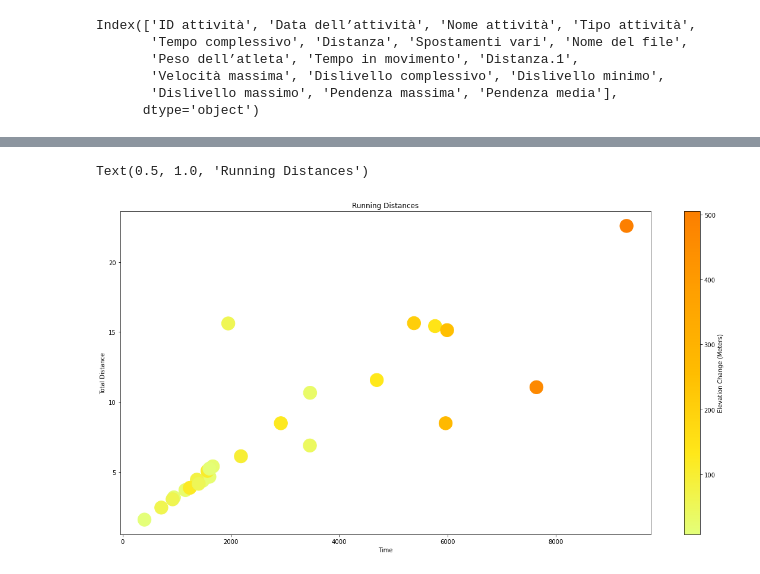
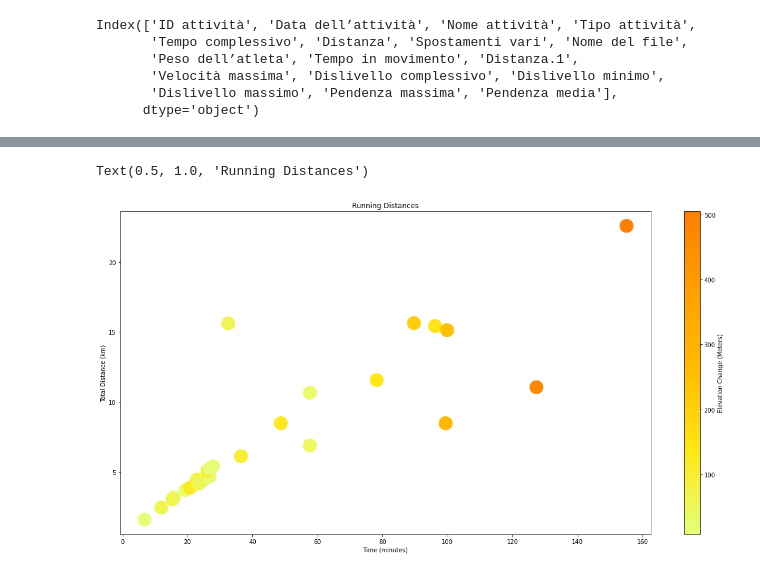
Before and after one commit to benmerrilll/Italy-Strava-Events, a Jupyter notebook: Activities in Italia.ipynb, the cells around one changed output, grey strips where cells are left out. Drawn from its saved outputs; the diff is of its cells as text; code cells hidden in the pictures.

```diff
--- a/Activities in Italia.ipynb
+++ b/Activities in Italia.ipynb
@@ -30,0 +39,9 @@ Shape of data:  (44, 17)
+# %%
+#Change time to be in minutes
+data['Tempo complessivo'] = data['Tempo complessivo'].astype('float64')/60
+
+#Pull out numerical columns
+stats = data[['Tempo complessivo', 'Distanza', 'Peso dell’atleta', 'Tempo in movimento', 'Distanza.1',
+              'Velocità massima', 'Dislivello complessivo', 'Dislivello minimo',
+              'Dislivello massimo', 'Pendenza massima', 'Pendenza media']].astype('float64').describe()
+print(stats)
@@ -36,13 +104,13 @@ cycle = data[data['Tipo attività'] == 'Ciclismo']
 # %%
 #Clearly we need to turn this into English, but we can have some fun none the less
 cm =plt.cm.get_cmap('Wistia')
 
 fig, ax = plt.subplots(figsize=(20, 10))
 scatter = ax.scatter(x=run['Tempo complessivo'], y=run['Distanza'], c=run['Dislivello complessivo'], s=500, cmap=cm)
 fig.colorbar(scatter, label='Elevation Change (Meters)')
-ax.set_xlabel('Time')
-ax.set_ylabel('Total Distance')
+ax.set_xlabel('Time (minutes)')
+ax.set_ylabel('Total Distance (km)')
 ax.set_title('Running Distances')
 # %% [output]
 Text(0.5, 1.0, 'Running Distances')
-[figure, old version]
+[figure, new version]
```
Also changed, not shown: parts of 13 cells of this notebook, 1 other file.
